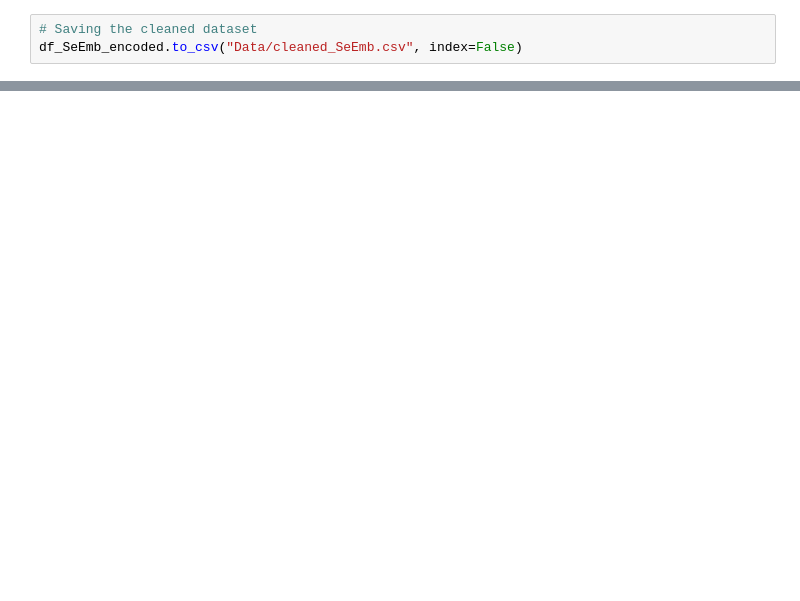
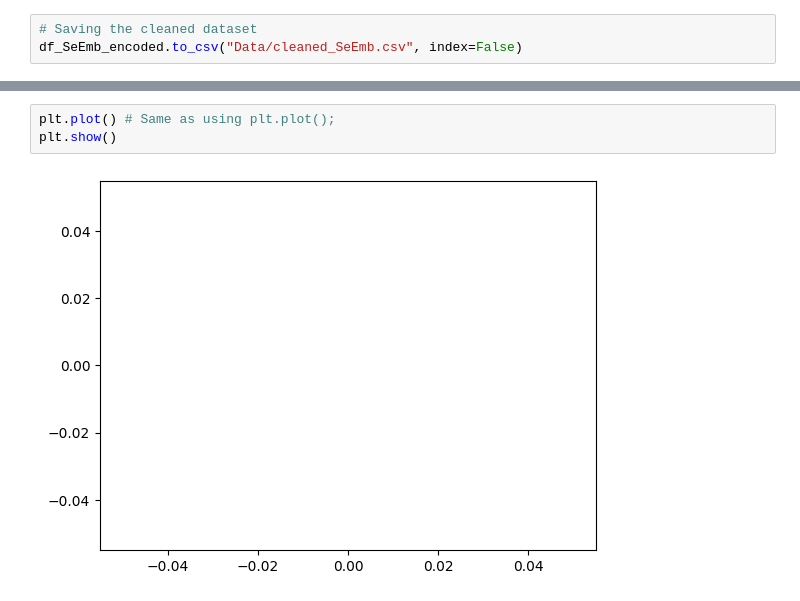
Before and after one commit to Manthan-Nepal/arc-2025, a Jupyter notebook: arc/ai/binit-shrestha/topic-2-EDA-visualization-wrangling/notebook-tasks.ipynb, the cells around one changed output, grey strips where cells are left out. Drawn from its saved outputs; the diff is of its cells as text; blank space fills up the shorter version.

```diff
--- a/arc/ai/binit-shrestha/topic-2-EDA-visualization-wrangling/notebook-tasks.ipynb
+++ b/arc/ai/binit-shrestha/topic-2-EDA-visualization-wrangling/notebook-tasks.ipynb
@@ -300,0 +309,5 @@ df_SeEmb_encoded.to_csv("Data/cleaned_SeEmb.csv", index=False)
+# %%
+plt.plot() # Same as using plt.plot();
+plt.show()
+# %% [output]
+[figure, added]
```
Also changed, not shown: parts of 36 cells of this notebook, 3 other files.
